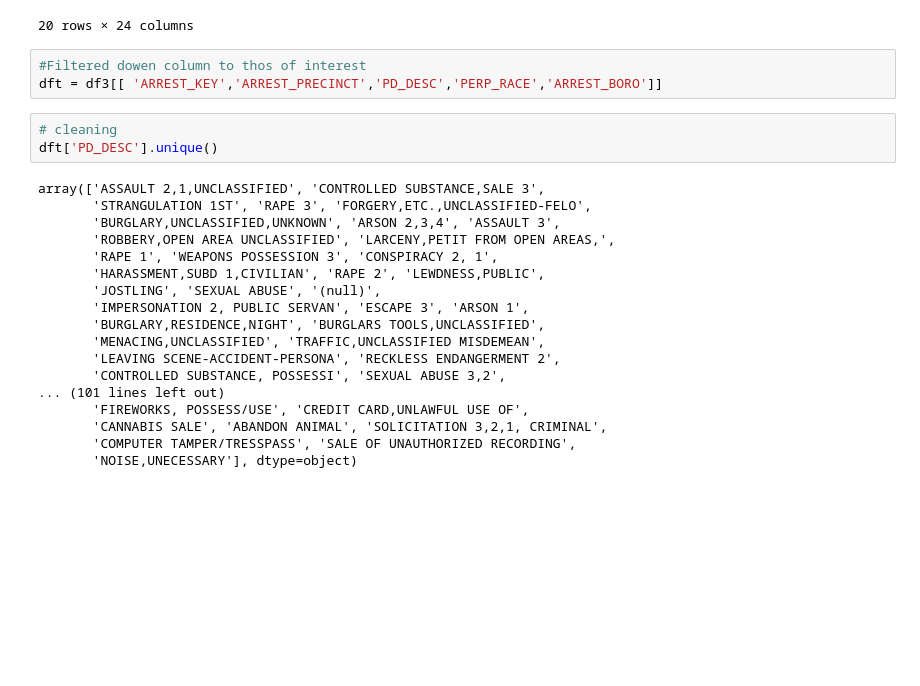
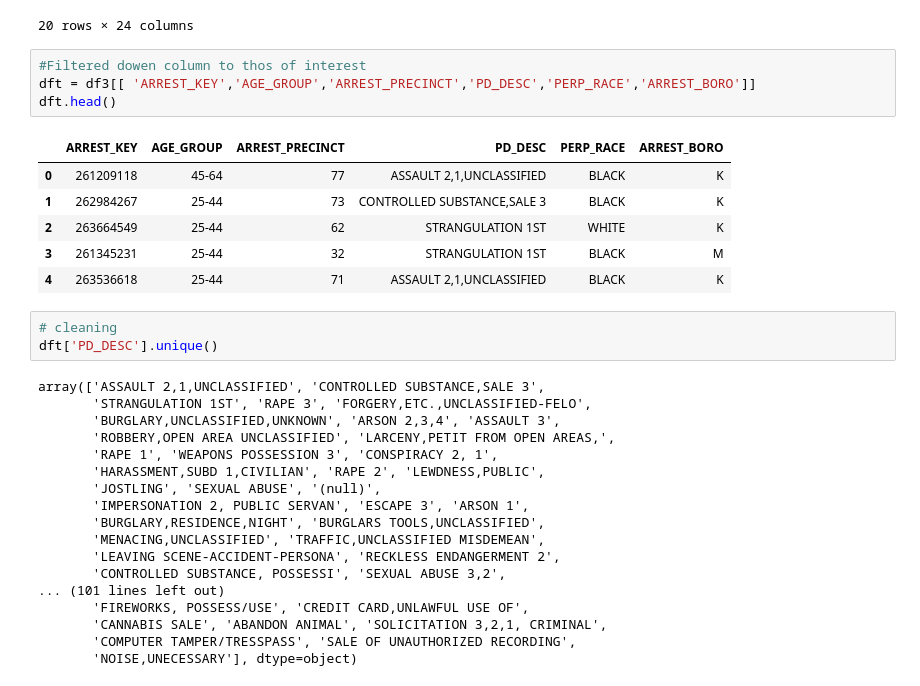
Before and after one commit to ethlynsaltzman/project-3, a Jupyter notebook: project3.ipynb, the cells around one changed output. Saved outputs shown, nothing was run; the diff lists cells and outputs as text; blank space fills up the shorter version.

```diff
--- a/project3.ipynb
+++ b/project3.ipynb
@@ -52,7 +52,15 @@ df3.head(20)
 20 rows × 24 columns
 # %%
 #Filtered dowen column to thos of interest
-dft = df3[[	'ARREST_KEY','ARREST_PRECINCT','PD_DESC','PERP_RACE','ARREST_BORO']]
+dft = df3[[	'ARREST_KEY','AGE_GROUP','ARREST_PRECINCT','PD_DESC','PERP_RACE','ARREST_BORO']]
+dft.head()
+# %% [output]
+|  | ARREST_KEY | AGE_GROUP | ARREST_PRECINCT | PD_DESC | PERP_RACE | ARREST_BORO |
+| 0 | 261209118 | 45-64 | 77 | ASSAULT 2,1,UNCLASSIFIED | BLACK | K |
+| 1 | 262984267 | 25-44 | 73 | CONTROLLED SUBSTANCE,SALE 3 | BLACK | K |
+| 2 | 263664549 | 25-44 | 62 | STRANGULATION 1ST | WHITE | K |
+| 3 | 261345231 | 25-44 | 32 | STRANGULATION 1ST | BLACK | M |
+| 4 | 263536618 | 25-44 | 71 | ASSAULT 2,1,UNCLASSIFIED | BLACK | K |
 # %%
 # cleaning
 dft['PD_DESC'].unique()
```
Also changed, not shown: parts of 9 cells of this notebook.
